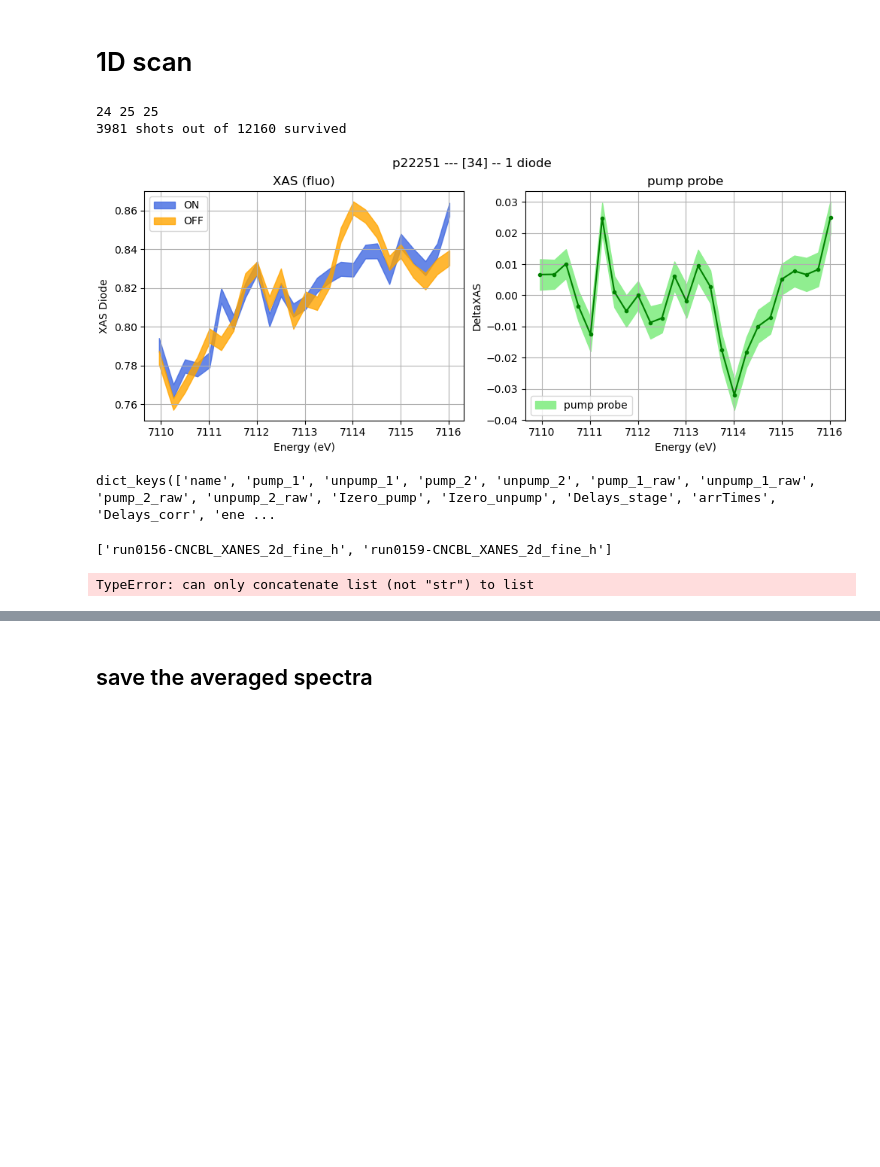
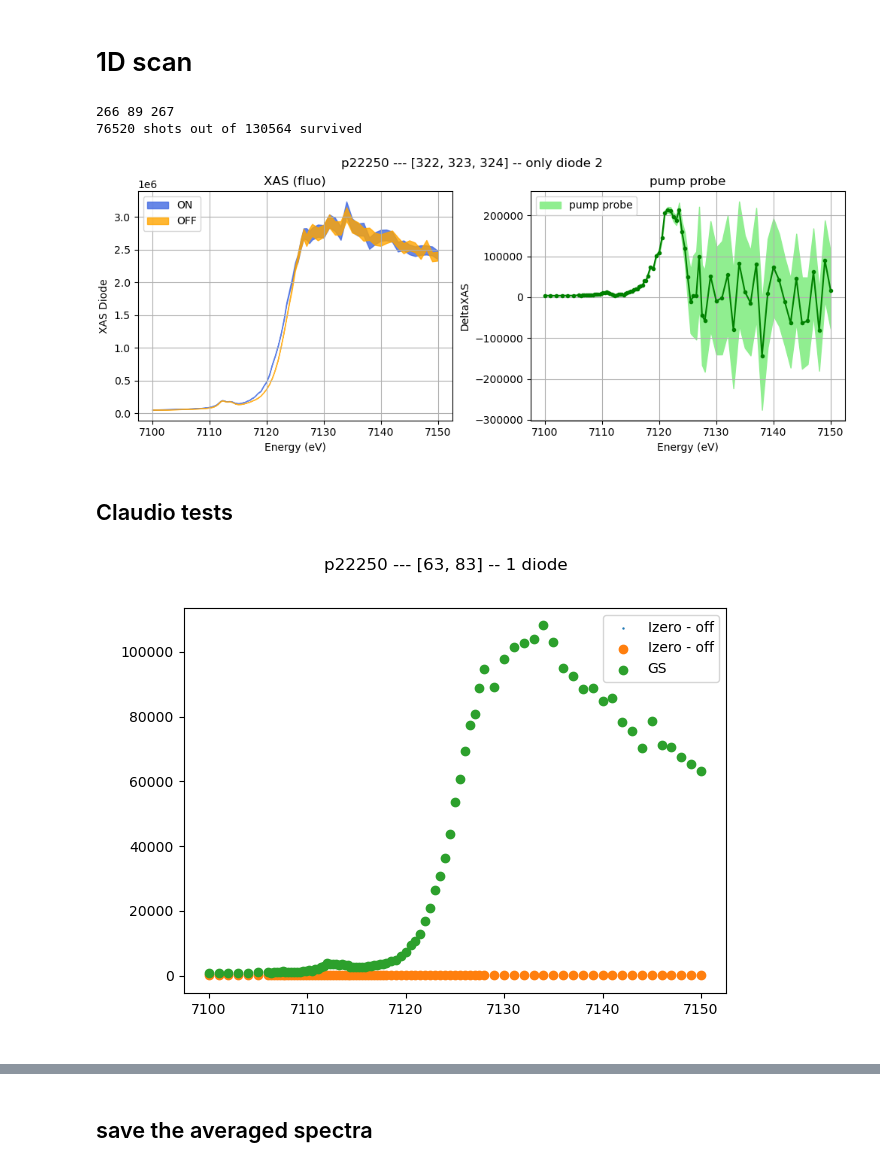
Before and after one commit to paulscherrerinstitute/alvra_beamline_scripts, a Jupyter notebook: Plotting_XANES.ipynb, the cells around one changed output, grey strips where cells are left out. Cells and saved outputs as stored; diff of their text form; code cells hidden in the pictures; blank space fills up the shorter version.

```diff
--- a/Plotting_XANES.ipynb
+++ b/Plotting_XANES.ipynb
@@ -78,27 +91,29 @@ Time delay axis rebinned with TT data
 # %% [markdown]
 # 1D scan
 # %%
-quantile = 0.6
+quantile = 0.8
 
 ##############################################
 
 rbk = np.array(readbacks[0], dtype=float)
 
 pp, GS, ES, err_pp, err_GS, err_ES, err_pp2, err_GS2, err_ES2, _ = \
-Rebin_and_filter_energyscans_PP(data, quantile, rbk, threshold=0.05)
+Rebin_and_filter_energyscans_PP(data, quantile, rbk, threshold=0, raw=True)
 # %% [output]
-24 25 25
-3981 shots out of 12160 survived
+266 89 267
+76520 shots out of 130564 survived
 # %%
 fig, (ax1, ax3) = plt.subplots(1, 2, figsize=(10, 4), constrained_layout=True)
-plt.suptitle(titlestring_stack+' -- 1 diode')
+plt.suptitle(titlestring_stack+' -- only diode 1')
 if average_twodiodes:
     plt.suptitle(titlestring_stack+' -- 2diodes')
+if switch_diodes:
+    plt.suptitle(titlestring_stack+' -- only diode 2')
 
 ax1.fill_between(rbk, ES-err_ES, ES+err_ES, label='ON', color='royalblue', alpha = 0.8)
 ax1.fill_between(rbk, GS-err_GS, GS+err_GS, label='OFF',color='orange', alpha = 0.8)
 ax3.fill_between(rbk, pp-err_pp, pp+err_pp, label='pump probe',color='lightgreen')
-#ax3.fill_between(annot reshape array of size 193 into shape (97,newaxisrbk, pp-err_pp2, pp+err_pp2, label='pump probe',color='lightgreen')
+#ax3.fill_between(rbk, pp-err_pp2, pp+err_pp2, label='pump probe',color='lightgreen')
 ax3.plot(rbk, pp, color='green', marker='.')
 
 ax1.set_xlabel("Energy (eV)")
@@ -115,18 +130,40 @@ ax3.grid()
 
 plt.show()
 # %% [output]
-[figure, old version]
+[figure, new version]
-# %%
-data.keys()
-# %% [output]
-dict_keys(['name', 'pump_1', 'unpump_1', 'pump_2', 'unpump_2', 'pump_1_raw', 'unpump_1_raw', 'pump_2_raw', 'unpump_2_raw', 'Izero_pump', 'Izero_unpump', 'Delays_stage', 'arrTimes', 'Delays_corr', 'ene ...
-# %%
-switch_diodesrun_name = glob.glob(Loaddir + '/*{:04d}*'.format(runlist[0]))[0].split('/')[-1].split('-')[-1]
-run_name = data['name']
-print (run_name)
-for run in runlist:
-    run_name = run_name + '-{}'.format(str(run))
-reducedir ='/sf/alvra/data/{}/work/Reduced_data/All_shots/_averaged/'.format(pgroup)
-# %% [output]
-['run0156-CNCBL_XANES_2d_fine_h', 'run0159-CNCBL_XANES_2d_fine_h']
-TypeError: can only concatenate list (not "str") to list
+# %% [markdown]
+## Claudio tests
+# %%
+GS = np.array(data['unpump_1_raw'])
+GS2 = np.array(data['unpump_2_raw'])
+Izero_unpump = np.array(data['Izero_unpump'])
+energy = np.array(data['energypad'])
+readbacks    = np.asarray(readbacks, dtype=object)
+
+ordered = np.argsort(np.asarray(energy))
+peaks, what = find_peaks(np.diff(energy[ordered]))
+
+Izero_unpump = Izero_unpump[ordered]
+
+starts = np.append(0, peaks)
+ends = np.append(peaks, None)
+
+I0u = []
+G = []
+
+for s, e in zip(starts, ends):
+    Izero_p = Izero_unpump[s:e]
+    GSs = GS[s:e]
+    I0u.append(np.mean(Izero_p))
+    G.append(np.mean(GSs))
+
+plt.figure(figsize=(7,5))
+plt.suptitle(titlestring_stack+' -- 1 diode')
+plt.scatter (energy, Izero_unpump, label='Izero - off', s=0.5)
+plt.scatter(readbacks, I0u, label='Izero - off')
+plt.scatter(readbacks, G, label='GS')
+#plt.scatter(readbacks, np.array(G)/np.array(I0u), label='GS norm')
+plt.legend(loc='best')
+plt.show()
+# %% [output]
+[figure, added]
```
Also changed, not shown: parts of 27 cells of this notebook, 11 other files.
